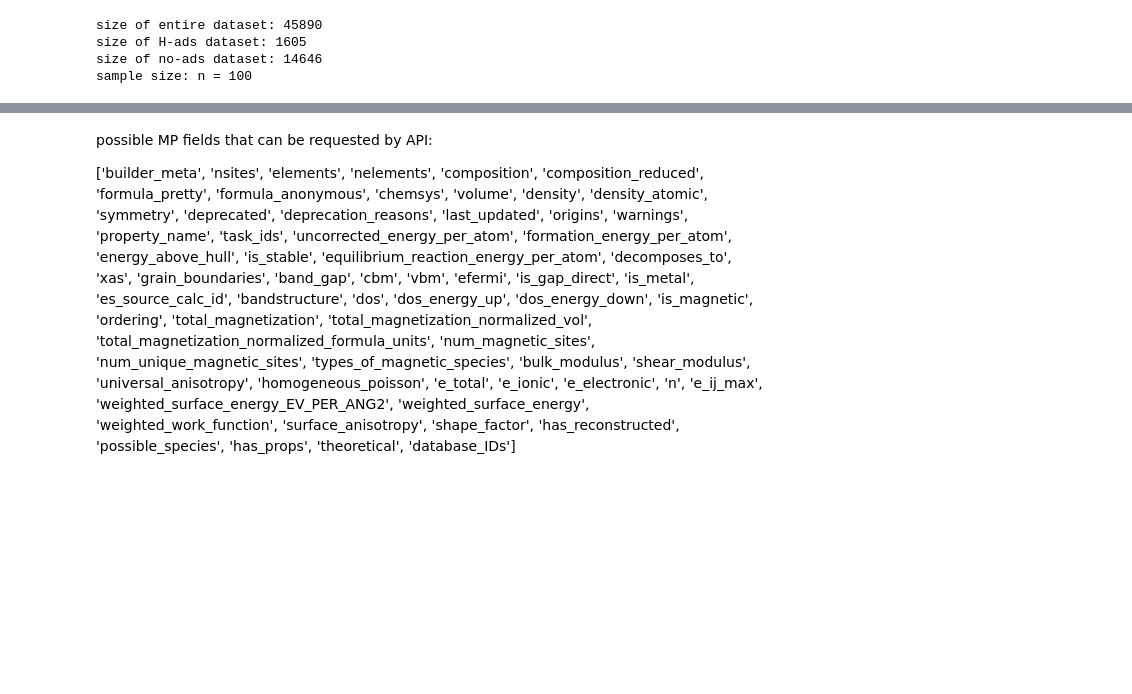
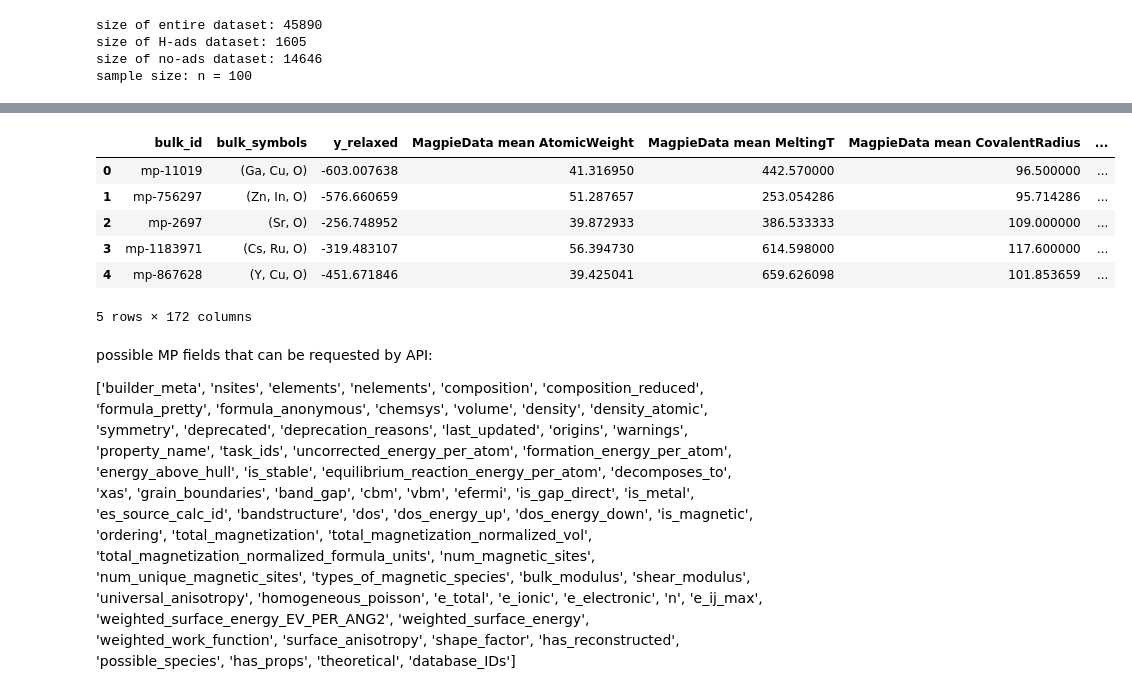
Before and after one commit to hlzh00/MSE1065-OCP-Project, a Jupyter notebook: generate_features.ipynb, the cells around one changed output, grey strips where cells are left out. Cells and saved outputs as stored; diff of their text form; code cells hidden in the pictures; blank space fills up the shorter version.

```diff
--- a/generate_features.ipynb
+++ b/generate_features.ipynb
@@ -286 +296,11 @@ After BandCenter: <class 'pandas.core.frame.DataFrame'> (100, 172)
+# %%
+no_ads_featurized.head()
+# %% [output]
+|  | bulk_id | bulk_symbols | y_relaxed | MagpieData mean AtomicWeight | MagpieData mean MeltingT | MagpieData mean CovalentRadius | ... |
+| 0 | mp-11019 | (Ga, Cu, O) | -603.007638 | 41.316950 | 442.570000 | 96.500000 | ... |
+| 1 | mp-756297 | (Zn, In, O) | -576.660659 | 51.287657 | 253.054286 | 95.714286 | ... |
+| 2 | mp-2697 | (Sr, O) | -256.748952 | 39.872933 | 386.533333 | 109.000000 | ... |
+| 3 | mp-1183971 | (Cs, Ru, O) | -319.483107 | 56.394730 | 614.598000 | 117.600000 | ... |
+| 4 | mp-867628 | (Y, Cu, O) | -451.671846 | 39.425041 | 659.626098 | 101.853659 | ... |
+5 rows × 172 columns
 # %%
```
Also changed, not shown: parts of 14 cells of this notebook, 8 other files.
